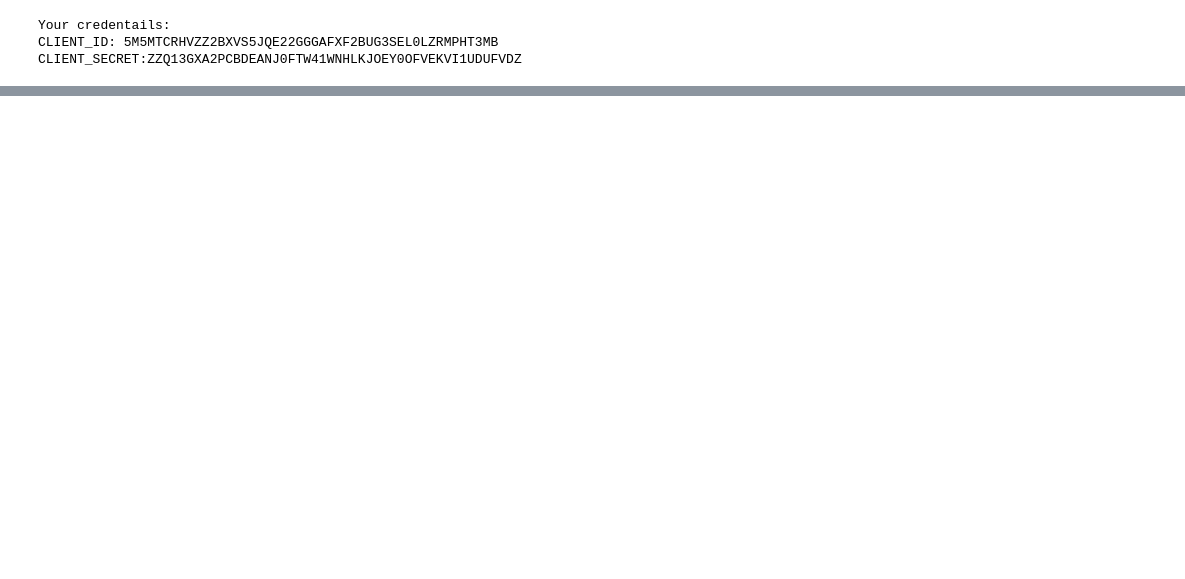
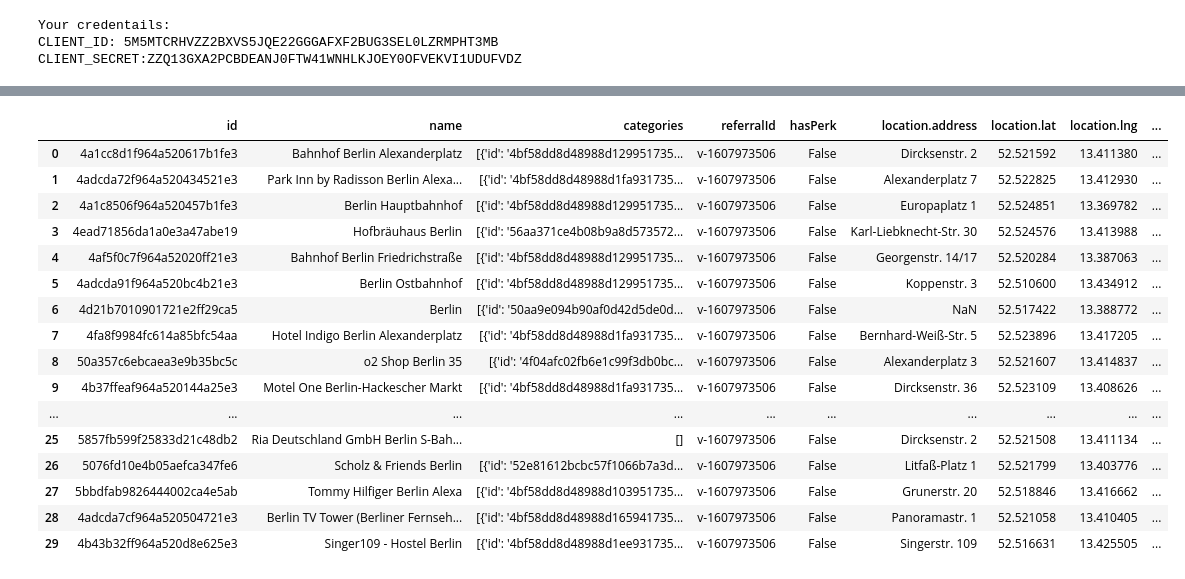
Before and after one commit to dangnguyenhoang/Capstone_Project, a Jupyter notebook: Wiki_Scrape.ipynb, the cells around one changed output, grey strips where cells are left out. Cells and saved outputs as stored; diff of their text form; code cells hidden in the pictures; blank space fills up the shorter version.

```diff
--- a/Wiki_Scrape.ipynb
+++ b/Wiki_Scrape.ipynb
@@ -208,0 +250,8 @@ Toronto
+# %%
+address = 'New York city'
+
+geolocator = Nominatim(user_agent="ny_explorer")
+location = geolocator.geocode(address)
+latitude = location.latitude
+longitude = location.longitude
+print('The geograpical coordinate of Toronto, Ontario are {}, {}.'.format(latitude, longitude))
@@ -224,0 +273,7 @@ radius = 500
+# %%
+search_query = 'New York'
+radius = 500000
+print(search_query + ' .... OK!')
+# print('Latitude and longitude values of {} are {}, {}.'.format(neighborhood_name,
+#                                                                neighborhood_latitude,
+#                                                                neighborhood_longitude))
@@ -323,0 +304,20 @@ Toronto
+# %%
+json_normalize(results['response']['venues'])
+# %% [output]
+|  | id | name | categories | referralId | hasPerk | location.address | location.lat | location.lng | ... |
+| 0 | 4a1cc8d1f964a520617b1fe3 | Bahnhof Berlin Alexanderplatz | [{'id': '4bf58dd8d48988d129951735... | v-1607973506 | False | Dircksenstr. 2 | 52.521592 | 13.411380 | ... |
+| 1 | 4adcda72f964a520434521e3 | Park Inn by Radisson Berlin Alexa... | [{'id': '4bf58dd8d48988d1fa931735... | v-1607973506 | False | Alexanderplatz 7 | 52.522825 | 13.412930 | ... |
+| 2 | 4a1c8506f964a520457b1fe3 | Berlin Hauptbahnhof | [{'id': '4bf58dd8d48988d129951735... | v-1607973506 | False | Europaplatz 1 | 52.524851 | 13.369782 | ... |
+| 3 | 4ead71856da1a0e3a47abe19 | Hofbräuhaus Berlin | [{'id': '56aa371ce4b08b9a8d573572... | v-1607973506 | False | Karl-Liebknecht-Str. 30 | 52.524576 | 13.413988 | ... |
+| 4 | 4af5f0c7f964a52020ff21e3 | Bahnhof Berlin Friedrichstraße | [{'id': '4bf58dd8d48988d129951735... | v-1607973506 | False | Georgenstr. 14/17 | 52.520284 | 13.387063 | ... |
+| 5 | 4adcda91f964a520bc4b21e3 | Berlin Ostbahnhof | [{'id': '4bf58dd8d48988d129951735... | v-1607973506 | False | Koppenstr. 3 | 52.510600 | 13.434912 | ... |
+| 6 | 4d21b7010901721e2ff29ca5 | Berlin | [{'id': '50aa9e094b90af0d42d5de0d... | v-1607973506 | False | NaN | 52.517422 | 13.388772 | ... |
+| 7 | 4fa8f9984fc614a85bfc54aa | Hotel Indigo Berlin Alexanderplatz | [{'id': '4bf58dd8d48988d1fa931735... | v-1607973506 | False | Bernhard-Weiß-Str. 5 | 52.523896 | 13.417205 | ... |
+| 8 | 50a357c6ebcaea3e9b35bc5c | o2 Shop Berlin 35 | [{'id': '4f04afc02fb6e1c99f3db0bc... | v-1607973506 | False | Alexanderplatz 3 | 52.521607 | 13.414837 | ... |
+| 9 | 4b37ffeaf964a520144a25e3 | Motel One Berlin-Hackescher Markt | [{'id': '4bf58dd8d48988d1fa931735... | v-1607973506 | False | Dircksenstr. 36 | 52.523109 | 13.408626 | ... |
+| ... | ... | ... | ... | ... | ... | ... | ... | ... | ... |
+| 25 | 5857fb599f25833d21c48db2 | Ria Deutschland GmbH Berlin S-Bah... | [] | v-1607973506 | False | Dircksenstr. 2 | 52.521508 | 13.411134 | ... |
+| 26 | 5076fd10e4b05aefca347fe6 | Scholz & Friends Berlin | [{'id': '52e81612bcbc57f1066b7a3d... | v-1607973506 | False | Litfaß-Platz 1 | 52.521799 | 13.403776 | ... |
+| 27 | 5bbdfab9826444002ca4e5ab | Tommy Hilfiger Berlin Alexa | [{'id': '4bf58dd8d48988d103951735... | v-1607973506 | False | Grunerstr. 20 | 52.518846 | 13.416662 | ... |
+| 28 | 4adcda7cf964a520504721e3 | Berlin TV Tower (Berliner Fernseh... | [{'id': '4bf58dd8d48988d165941735... | v-1607973506 | False | Panoramastr. 1 | 52.521058 | 13.410405 | ... |
+| 29 | 4b43b32ff964a520d8e625e3 | Singer109 - Hostel Berlin | [{'id': '4bf58dd8d48988d1ee931735... | v-1607973506 | False | Singerstr. 109 | 52.516631 | 13.425505 | ... |
```
Also changed, not shown: parts of 13 cells of this notebook, 6 other files.
